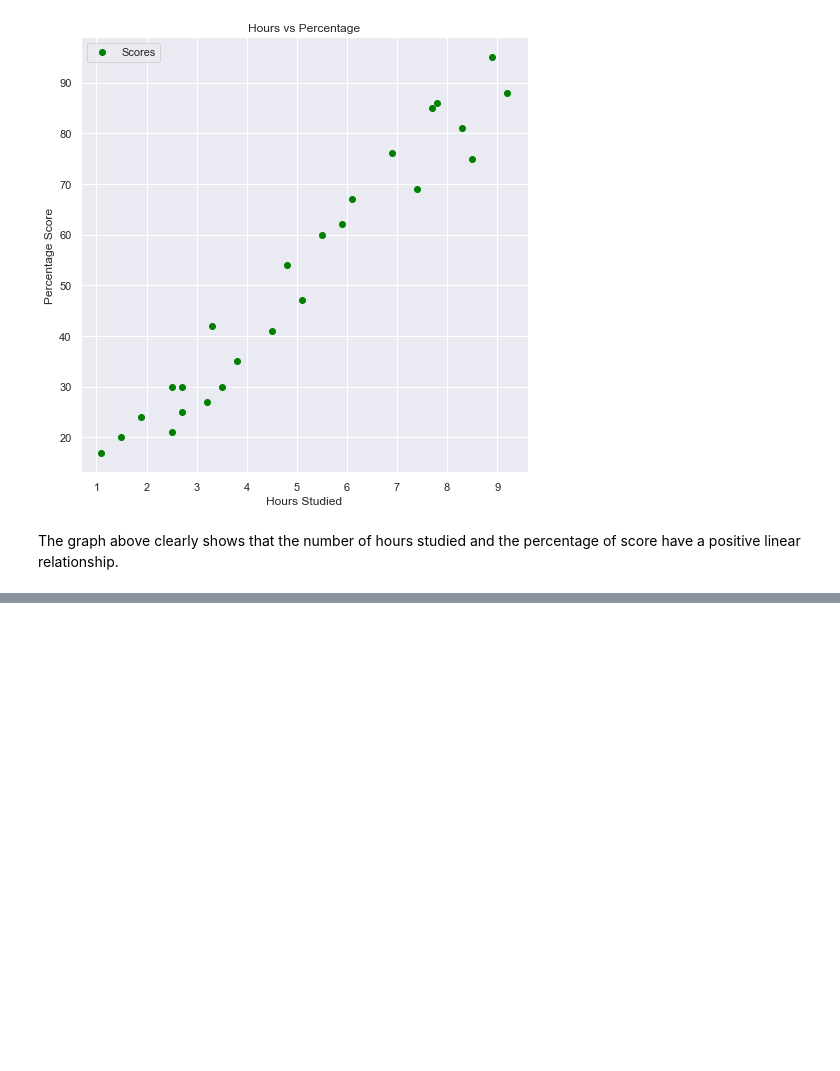
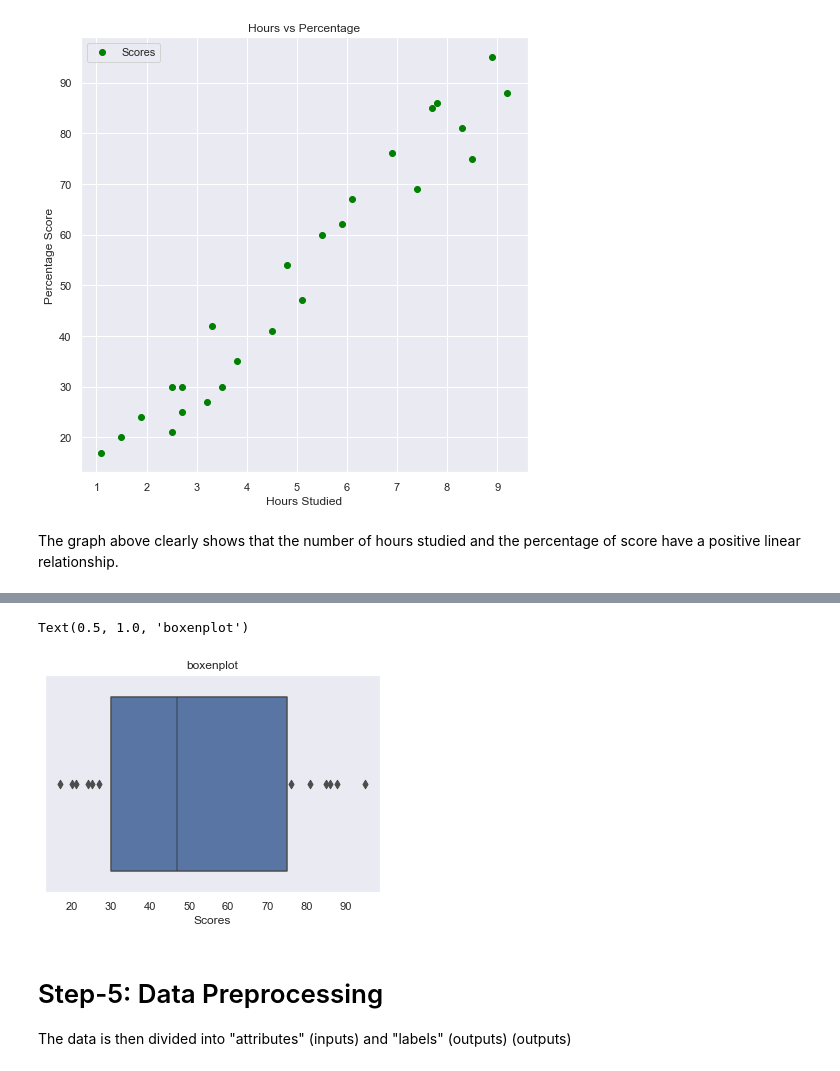
Before and after one commit to Rasel-25/ML, a Jupyter notebook: Classification/GRIP_Task/Study_Hours.ipynb, the cells around one changed output, grey strips where cells are left out. Cells and saved outputs as stored; diff of their text form; code cells hidden in the pictures; blank space fills up the shorter version.

```diff
--- a/Classification/GRIP_Task/Study_Hours.ipynb
+++ b/Classification/GRIP_Task/Study_Hours.ipynb
@@ -106,3 +136,12 @@ The graph above clearly shows that the number of hours studied and the percentag
+# %%
+sns.boxenplot(data=data, x='Scores' ) # Checking unexpected values
+plt.title('boxenplot')
+# %% [output]
+Text(0.5, 1.0, 'boxenplot')
+[figure, added]
+# %% [markdown]
+# Step-5: Data Preprocessing
+The data is then divided into "attributes" (inputs) and "labels" (outputs) (outputs)
 # %%
 feature=data[['Hours']] # Feature values
 feature
```
Also changed, not shown: parts of 22 cells of this notebook.
